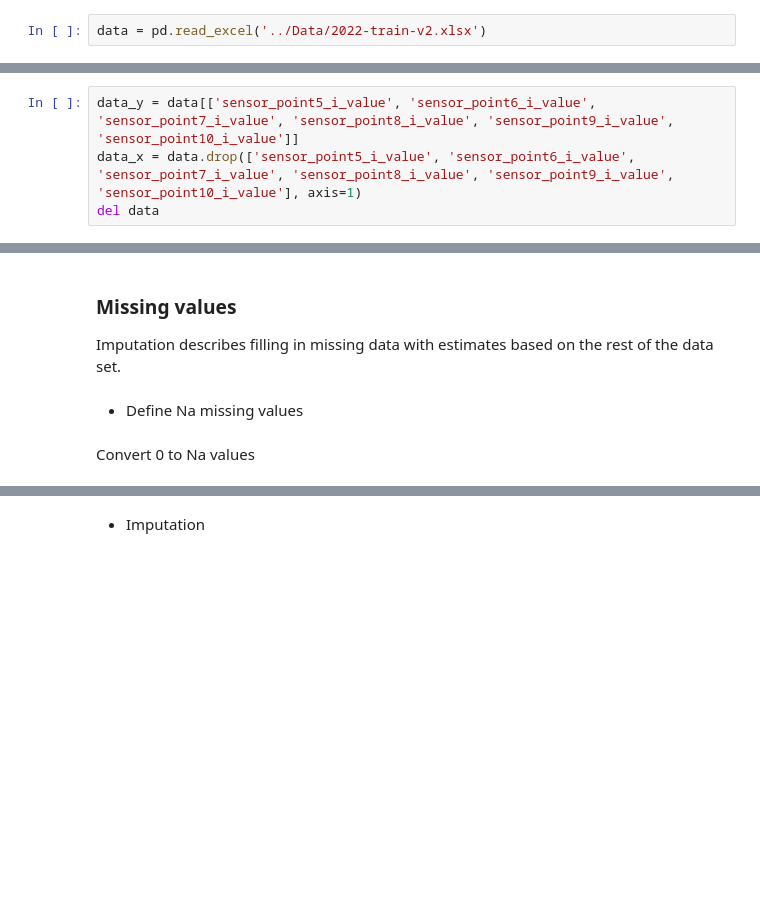
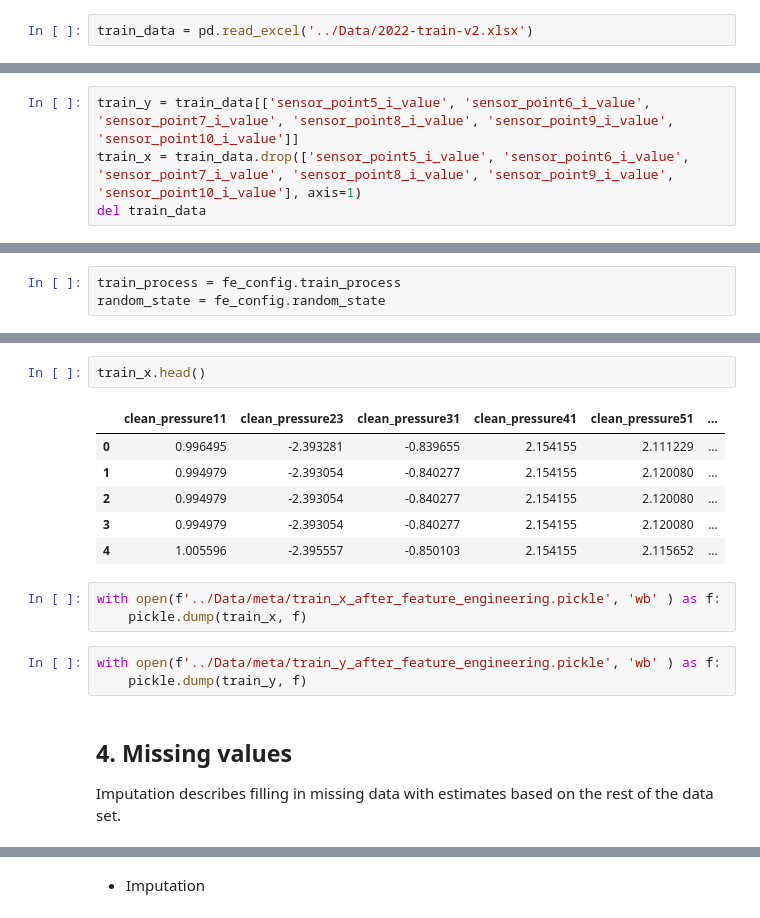
Before and after one commit to EricTsai83/IMBD_data_competition, a Jupyter notebook: Code/feature_engineering.ipynb, the cells around one changed output, grey strips where cells are left out. Cells and saved outputs as stored; diff of their text form; blank space fills up the shorter version.

```diff
--- a/Code/feature_engineering.ipynb
+++ b/Code/feature_engineering.ipynb
@@ -15,2 +35,2 @@ pd.set_option('display.max_columns', 150)
 # %%
-data = pd.read_excel('../Data/2022-train-v2.xlsx')
+train_data = pd.read_excel('../Data/2022-train-v2.xlsx')
@@ -17,5 +39,5 @@ data = pd.read_excel('../Data/2022-train-v2.xlsx')
 # %%
-data_y = data[['sensor_point5_i_value', 'sensor_point6_i_value', 'sensor_point7_i_value', 'sensor_point8_i_value', 'sensor_point9_i_value', 'sensor_point10_i_value']]
-data_x = data.drop(['sensor_point5_i_value', 'sensor_point6_i_value', 'sensor_point7_i_value', 'sensor_point8_i_value', 'sensor_point9_i_value', 'sensor_point10_i_value'], axis=1)
-del data
+train_y = train_data[['sensor_point5_i_value', 'sensor_point6_i_value', 'sensor_point7_i_value', 'sensor_point8_i_value', 'sensor_point9_i_value', 'sensor_point10_i_value']]
+train_x = train_data.drop(['sensor_point5_i_value', 'sensor_point6_i_value', 'sensor_point7_i_value', 'sensor_point8_i_value', 'sensor_point9_i_value', 'sensor_point10_i_value'], axis=1)
+del train_data
 # %%
@@ -38,0 +63,3 @@ data_y.head()
+# %%
+train_process = fe_config.train_process
+random_state = fe_config.random_state
@@ -39,8 +211,19 @@ data_y.head()
+# %%
+train_x.head()
+# %% [output]
+|  | clean_pressure11 | clean_pressure23 | clean_pressure31 | clean_pressure41 | clean_pressure51 | ... |
+| 0 | 0.996495 | -2.393281 | -0.839655 | 2.154155 | 2.111229 | ... |
+| 1 | 0.994979 | -2.393054 | -0.840277 | 2.154155 | 2.120080 | ... |
+| 2 | 0.994979 | -2.393054 | -0.840277 | 2.154155 | 2.120080 | ... |
+| 3 | 0.994979 | -2.393054 | -0.840277 | 2.154155 | 2.120080 | ... |
+| 4 | 1.005596 | -2.395557 | -0.850103 | 2.154155 | 2.115652 | ... |
+# %%
+with open(f'../Data/meta/train_x_after_feature_engineering.pickle', 'wb' ) as f:
+    pickle.dump(train_x, f)
+# %%
+with open(f'../Data/meta/train_y_after_feature_engineering.pickle', 'wb' ) as f:
+    pickle.dump(train_y, f)
 # %% [markdown]
-### Missing values
+## 4. Missing values
 Imputation describes filling in missing data with estimates based on the rest of the data set.
-# %% [markdown]
-* Define Na missing values
-# %% [markdown]
-Convert 0 to Na values
 # %%
```
Also changed, not shown: parts of 103 cells of this notebook, 3 other files.
